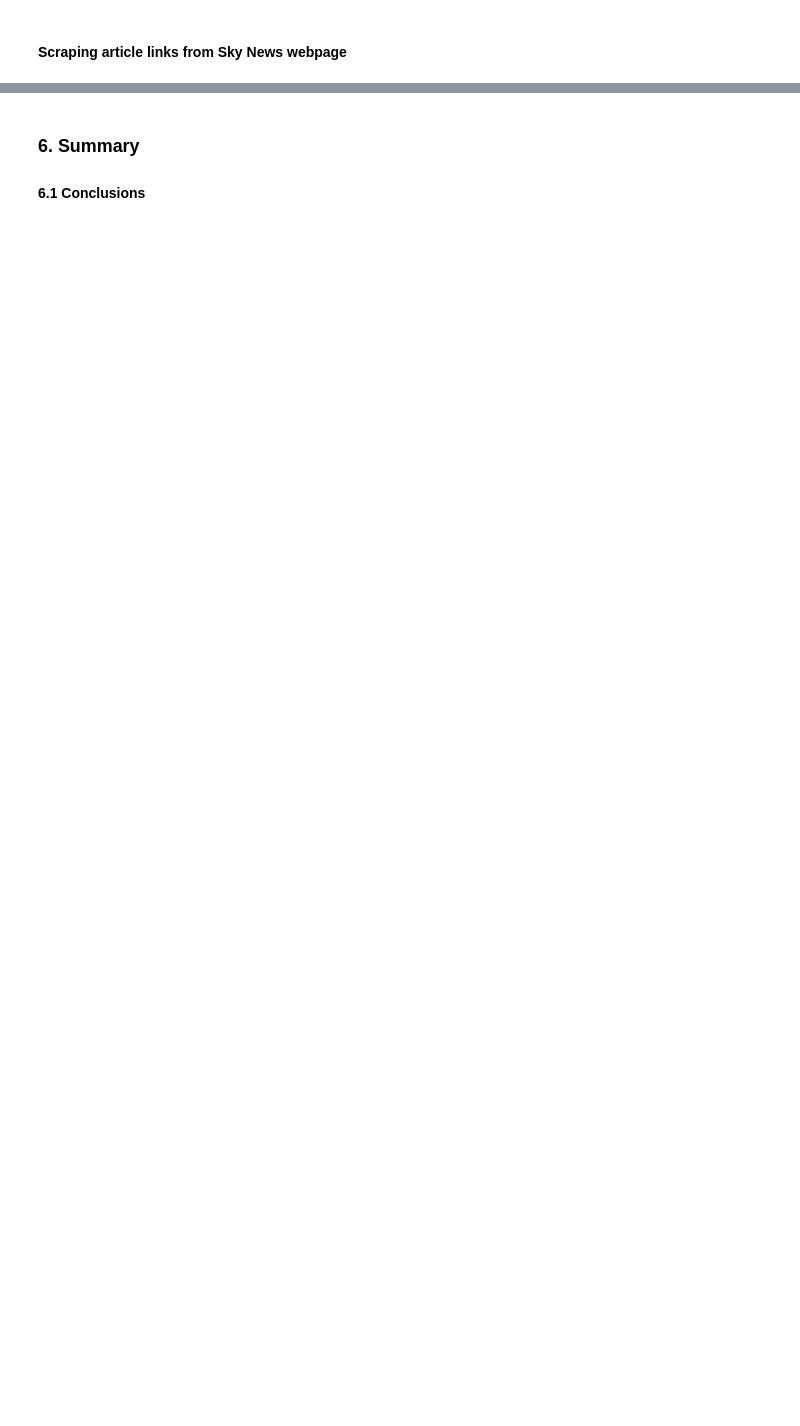
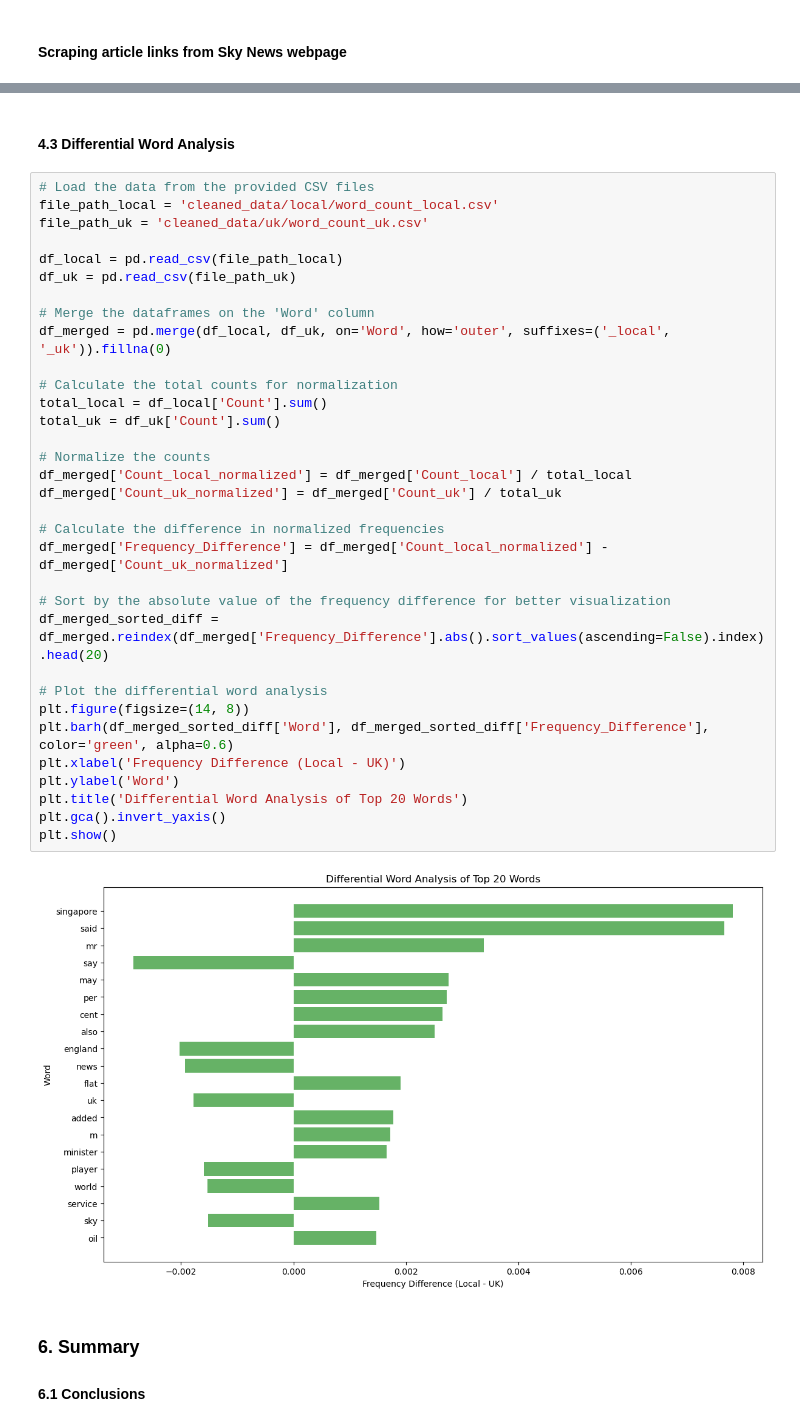
Before and after one commit to koojiansin/cm2015PwD_midSemProject, a Jupyter notebook: midSemProject.ipynb, the cells around one changed output, grey strips where cells are left out. Saved outputs shown, nothing was run; the diff lists cells and outputs as text; blank space fills up the shorter version.

```diff
--- a/midSemProject.ipynb
+++ b/midSemProject.ipynb
@@ -383,3 +1155,40 @@ Extracted URLs have been saved to scrape_link/global/sky_news_links.csv
+# %% [markdown]
+<h4>4.3 Differential Word Analysis</h4>
+# %%
+# Load the data from the provided CSV files
+file_path_local = 'cleaned_data/local/word_count_local.csv'
+file_path_uk = 'cleaned_data/uk/word_count_uk.csv'
+
+df_local = pd.read_csv(file_path_local)
+df_uk = pd.read_csv(file_path_uk)
+
+# Merge the dataframes on the 'Word' column
+df_merged = pd.merge(df_local, df_uk, on='Word', how='outer', suffixes=('_local', '_uk')).fillna(0)
+
+# Calculate the total counts for normalization
+total_local = df_local['Count'].sum()
+total_uk = df_uk['Count'].sum()
+
+# Normalize the counts
+df_merged['Count_local_normalized'] = df_merged['Count_local'] / total_local
+df_merged['Count_uk_normalized'] = df_merged['Count_uk'] / total_uk
+
+# Calculate the difference in normalized frequencies
+df_merged['Frequency_Difference'] = df_merged['Count_local_normalized'] - df_merged['Count_uk_normalized']
+
+# Sort by the absolute value of the frequency difference for better visualization
+df_merged_sorted_diff = df_merged.reindex(df_merged['Frequency_Difference'].abs().sort_values(ascending=False).index).head(20)
+
+# Plot the differential word analysis
+plt.figure(figsize=(14, 8))
+plt.barh(df_merged_sorted_diff['Word'], df_merged_sorted_diff['Frequency_Difference'], color='green', alpha=0.6)
+plt.xlabel('Frequency Difference (Local - UK)')
+plt.ylabel('Word')
+plt.title('Differential Word Analysis of Top 20 Words')
+plt.gca().invert_yaxis()
+plt.show()
+# %% [output]
+[figure, added]
 # %% [markdown]
 <h3>6. Summary</h3>
 <h4>6.1 Conclusions</h4>
```
Also changed, not shown: parts of 45 cells of this notebook, 21 other files.
